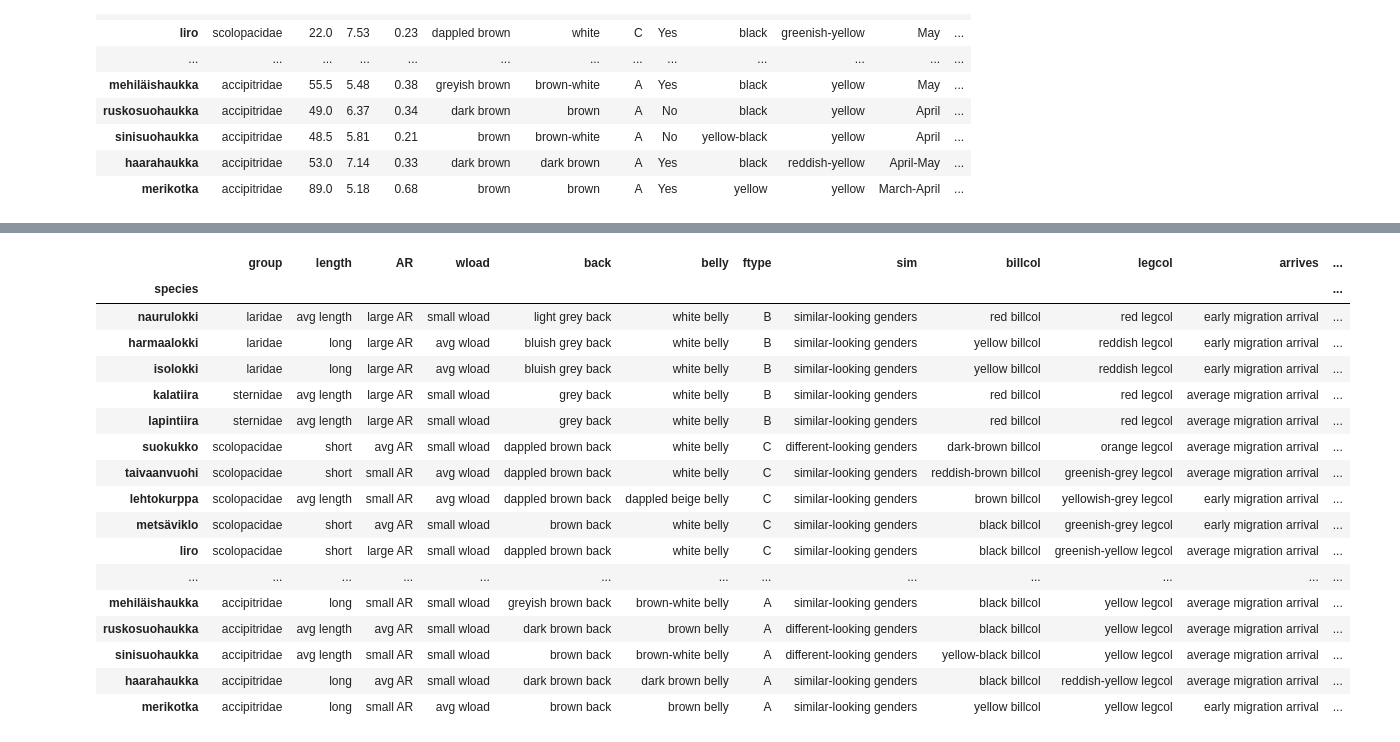
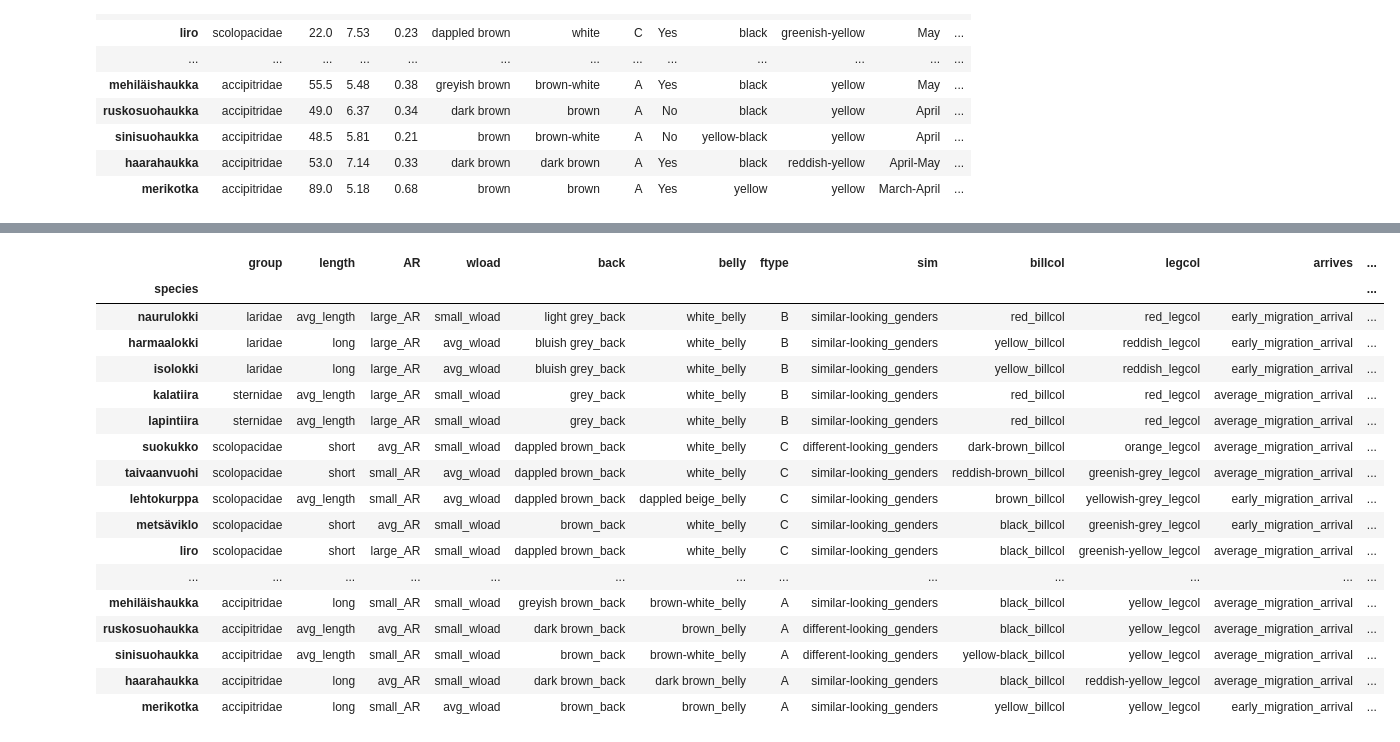
Before and after one commit to lassimalvikko/MDM24, a Jupyter notebook: Ex3/Ex3.ipynb, the cells around one changed output, grey strips where cells are left out. Saved outputs shown, nothing was run; the diff lists cells and outputs as text; code cells hidden in the pictures.

```diff
--- a/Ex3/Ex3.ipynb
+++ b/Ex3/Ex3.ipynb
@@ -98,17 +98,17 @@ leaving_dict = {'January': 1, 'February': 2, 'March': 3, 'April': 4, 'May': 5, '
 
 def month_cmp(str, dict, cut1, cut2, action):
   if (month_to_num(str, dict) < cut1):
-    return "early " + action
+    return "early_" + action
   elif (month_to_num(str, dict) <= cut2):
-    return "average " + action
+    return "average_" + action
   else:
-    return "late " + action
+    return "late_" + action
 
-full_data['arrives'] = full_data['arrives'].apply(lambda x: month_cmp(x, arrival_dict, 4, 5, "migration arrival"))
-full_data['leaves'] = full_data['leaves'].apply(lambda x: month_cmp(x, leaving_dict, 8, 9, "migration leaving"))
+full_data['arrives'] = full_data['arrives'].apply(lambda x: month_cmp(x, arrival_dict, 4, 5, "migration_arrival"))
+full_data['leaves'] = full_data['leaves'].apply(lambda x: month_cmp(x, leaving_dict, 8, 9, "migration_leaving"))
 
 # Binary features
-full_data['sim'] = full_data['sim'].apply(lambda x: 'similar-looking genders' if (x == 'Yes') else 'different-looking genders')
+full_data['sim'] = full_data['sim'].apply(lambda x: 'similar-looking_genders' if (x == 'Yes') else 'different-looking_genders')
 full_data['diver'] = full_data['diver'].apply(lambda x: 'diver' if (x == 'Yes') else empty_feature)
 full_data['long-billed'] = full_data['long-billed'].apply(lambda x: 'long-billed' if (x == 'Yes') else empty_feature)
 full_data['webbed-feet'] = full_data['webbed-feet'].apply(lambda x: 'webbed-feet' if (x == 'Yes') else empty_feature)
@@ -117,14 +117,14 @@ full_data['wading-bird'] = full_data['wading-bird'].apply(lambda x: 'wading-bird
 full_data['plunge-dives'] = full_data['plunge-dives'].apply(lambda x: 'plunge-dives' if (x == 'Yes') else empty_feature)
 
 # Colour features
-full_data['back'] = full_data['back'].apply(lambda x: x + ' back')
-full_data['belly'] = full_data['belly'].apply(lambda x: x + ' belly')
-full_data['billcol'] = full_data['billcol'].apply(lambda x: x + ' billcol')
-full_data['legcol'] = full_data['legcol'].apply(lambda x: x + ' legcol')
+full_data['back'] = full_data['back'].apply(lambda x: x + '_back')
+full_data['belly'] = full_data['belly'].apply(lambda x: x + '_belly')
+full_data['billcol'] = full_data['billcol'].apply(lambda x: x + '_billcol')
+full_data['legcol'] = full_data['legcol'].apply(lambda x: x + '_legcol')
 
 # female male roles
-full_data['incub'] = full_data['incub'].apply(lambda x: x + ' incub')
-full_data['ccare'] = full_data['ccare'].apply(lambda x: x + ' ccare')
+full_data['incub'] = full_data['incub'].apply(lambda x: x + '_incub')
+full_data['ccare'] = full_data['ccare'].apply(lambda x: x + '_ccare')
 
 full_data
 # %% [output]
@@ -163,11 +163,11 @@ def val_cmp(value, cut1, cut2, low, avg, high):
   else:
     return high
 
-full_data['eggs'] = full_data['eggs'].apply(lambda x: val_cmp(x, *eggvals, "few eggs", "avg egg layage", "many eggs"))
-full_data['length'] = full_data['length'].apply(lambda x: val_cmp(x, *lvals, "short", "avg length", "long"))
-full_data['AR'] = full_data['AR'].apply(lambda x: val_cmp(x, *arvals, "small AR", "avg AR", "large AR"))
-full_data['wload'] = full_data['wload'].apply(lambda x: val_cmp(x, *wlvals, "small wload", "avg wload", "large wload"))
-full_data['BMI'] = full_data['BMI'].apply(lambda x: val_cmp(x, *bmivals, "skinny", "average BMI", "robust"))
+full_data['eggs'] = full_data['eggs'].apply(lambda x: val_cmp(x, *eggvals, "few_eggs", "avg_egg_layage", "many_eggs"))
+full_data['length'] = full_data['length'].apply(lambda x: val_cmp(x, *lvals, "short", "avg_length", "long"))
+full_data['AR'] = full_data['AR'].apply(lambda x: val_cmp(x, *arvals, "small_AR", "avg_AR", "large_AR"))
+full_data['wload'] = full_data['wload'].apply(lambda x: val_cmp(x, *wlvals, "small_wload", "avg_wload", "large_wload"))
+full_data['BMI'] = full_data['BMI'].apply(lambda x: val_cmp(x, *bmivals, "skinny", "average_BMI", "robust"))
 full_data['WSI'] = full_data['WSI'].apply(lambda x: val_cmp(x, *wsivals, "short-winged", "average-winged", "long-winged"))
 
 full_data
@@ -193,34 +193,34 @@ full_data
 # %%
 # multivalue categorical features
 
 data_split_biotope = full_data['biotope'].str.get_dummies(sep=',')
 for c in data_split_biotope.columns:
-  data_split_biotope[c] = data_split_biotope[c].apply(lambda x: 'lives in ' + c if x else empty_feature)
+  data_split_biotope[c] = data_split_biotope[c].apply(lambda x: 'habitat_' + c if x else empty_feature)
 
 data_split_diet = full_data['diet'].str.get_dummies(sep=',')
 for c in data_split_diet.columns:
-  data_split_diet[c] = data_split_diet[c].apply(lambda x: 'eats ' + c if x else empty_feature)
+  data_split_diet[c] = data_split_diet[c].apply(lambda x: 'eats_' + c if x else empty_feature)
 
 data_final = pd.concat([full_data, data_split_biotope, data_split_diet], axis=1)
 data_final.drop(['biotope', 'diet'], axis=1, inplace=True)
 data_final.to_csv('data/final_birds.csv')
 data_final
 # %% [output]
 |  | group | length | AR | wload | back | belly | ftype | sim | billcol | legcol | arrives | ... |
 | species |  |  |  |  |  |  |  |  |  |  |  | ... |
-| naurulokki | laridae | avg length | large AR | small wload | light grey back | white belly | B | similar-looking genders | red billcol | red legcol | early migration arrival | ... |
-| harmaalokki | laridae | long | large AR | avg wload | bluish grey back | white belly | B | similar-looking genders | yellow billcol | reddish legcol | early migration arrival | ... |
-| isolokki | laridae | long | large AR | avg wload | bluish grey back | white belly | B | similar-looking genders | yellow billcol | reddish legcol | early migration arrival | ... |
-| kalatiira | sternidae | avg length | large AR | small wload | grey back | white belly | B | similar-looking genders | red billcol | red legcol | average migration arrival | ... |
-| lapintiira | sternidae | avg length | large AR | small wload | grey back | white belly | B | similar-looking genders | red billcol | red legcol | average migration arrival | ... |
-| suokukko | scolopacidae | short | avg AR | small wload | dappled brown back | white belly | C | different-looking genders | dark-brown billcol | orange legcol | average migration arrival | ... |
-| taivaanvuohi | scolopacidae | short | small AR | avg wload | dappled brown back | white belly | C | similar-looking genders | reddish-brown billcol | greenish-grey legcol | average migration arrival | ... |
-| lehtokurppa | scolopacidae | avg length | small AR | avg wload | dappled brown back | dappled beige belly | C | similar-looking genders | brown billcol | yellowish-grey legcol | early migration arrival | ... |
-| metsäviklo | scolopacidae | short | avg AR | small wload | brown back | white belly | C | similar-looking genders | black billcol | greenish-grey legcol | early migration arrival | ... |
-| liro | scolopacidae | short | large AR | small wload | dappled brown back | white belly | C | similar-looking genders | black billcol | greenish-yellow legcol | average migration arrival | ... |
+| naurulokki | laridae | avg_length | large_AR | small_wload | light grey_back | white_belly | B | similar-looking_genders | red_billcol | red_legcol | early_migration_arrival | ... |
+| harmaalokki | laridae | long | large_AR | avg_wload | bluish grey_back | white_belly | B | similar-looking_genders | yellow_billcol | reddish_legcol | early_migration_arrival | ... |
+| isolokki | laridae | long | large_AR | avg_wload | bluish grey_back | white_belly | B | similar-looking_genders | yellow_billcol | reddish_legcol | early_migration_arrival | ... |
+| kalatiira | sternidae | avg_length | large_AR | small_wload | grey_back | white_belly | B | similar-looking_genders | red_billcol | red_legcol | average_migration_arrival | ... |
+| lapintiira | sternidae | avg_length | large_AR | small_wload | grey_back | white_belly | B | similar-looking_genders | red_billcol | red_legcol | average_migration_arrival | ... |
+| suokukko | scolopacidae | short | avg_AR | small_wload | dappled brown_back | white_belly | C | different-looking_genders | dark-brown_billcol | orange_legcol | average_migration_arrival | ... |
+| taivaanvuohi | scolopacidae | short | small_AR | avg_wload | dappled brown_back | white_belly | C | similar-looking_genders | reddish-brown_billcol | greenish-grey_legcol | average_migration_arrival | ... |
+| lehtokurppa | scolopacidae | avg_length | small_AR | avg_wload | dappled brown_back | dappled beige_belly | C | similar-looking_genders | brown_billcol | yellowish-grey_legcol | early_migration_arrival | ... |
+| metsäviklo | scolopacidae | short | avg_AR | small_wload | brown_back | white_belly | C | similar-looking_genders | black_billcol | greenish-grey_legcol | early_migration_arrival | ... |
+| liro | scolopacidae | short | large_AR | small_wload | dappled brown_back | white_belly | C | similar-looking_genders | black_billcol | greenish-yellow_legcol | average_migration_arrival | ... |
 | ... | ... | ... | ... | ... | ... | ... | ... | ... | ... | ... | ... | ... |
-| mehiläishaukka | accipitridae | long | small AR | small wload | greyish brown back | brown-white belly | A | similar-looking genders | black billcol | yellow legcol | average migration arrival | ... |
-| ruskosuohaukka | accipitridae | avg length | avg AR | small wload | dark brown back | brown belly | A | different-looking genders | black billcol | yellow legcol | average migration arrival | ... |
-| sinisuohaukka | accipitridae | avg length | small AR | small wload | brown back | brown-white belly | A | different-looking genders | yellow-black billcol | yellow legcol | average migration arrival | ... |
-| haarahaukka | accipitridae | long | avg AR | small wload | dark brown back | dark brown belly | A | similar-looking genders | black billcol | reddish-yellow legcol | average migration arrival | ... |
-| merikotka | accipitridae | long | small AR | avg wload | brown back | brown belly | A | similar-looking genders | yellow billcol | yellow legcol | early migration arrival | ... |
+| mehiläishaukka | accipitridae | long | small_AR | small_wload | greyish brown_back | brown-white_belly | A | similar-looking_genders | black_billcol | yellow_legcol | average_migration_arrival | ... |
+| ruskosuohaukka | accipitridae | avg_length | avg_AR | small_wload | dark brown_back | brown_belly | A | different-looking_genders | black_billcol | yellow_legcol | average_migration_arrival | ... |
+| sinisuohaukka | accipitridae | avg_length | small_AR | small_wload | brown_back | brown-white_belly | A | different-looking_genders | yellow-black_billcol | yellow_legcol | average_migration_arrival | ... |
+| haarahaukka | accipitridae | long | avg_AR | small_wload | dark brown_back | dark brown_belly | A | similar-looking_genders | black_billcol | reddish-yellow_legcol | average_migration_arrival | ... |
+| merikotka | accipitridae | long | small_AR | avg_wload | brown_back | brown_belly | A | similar-looking_genders | yellow_billcol | yellow_legcol | early_migration_arrival | ... |
```
Also changed, not shown: parts of 2 cells of this notebook.
